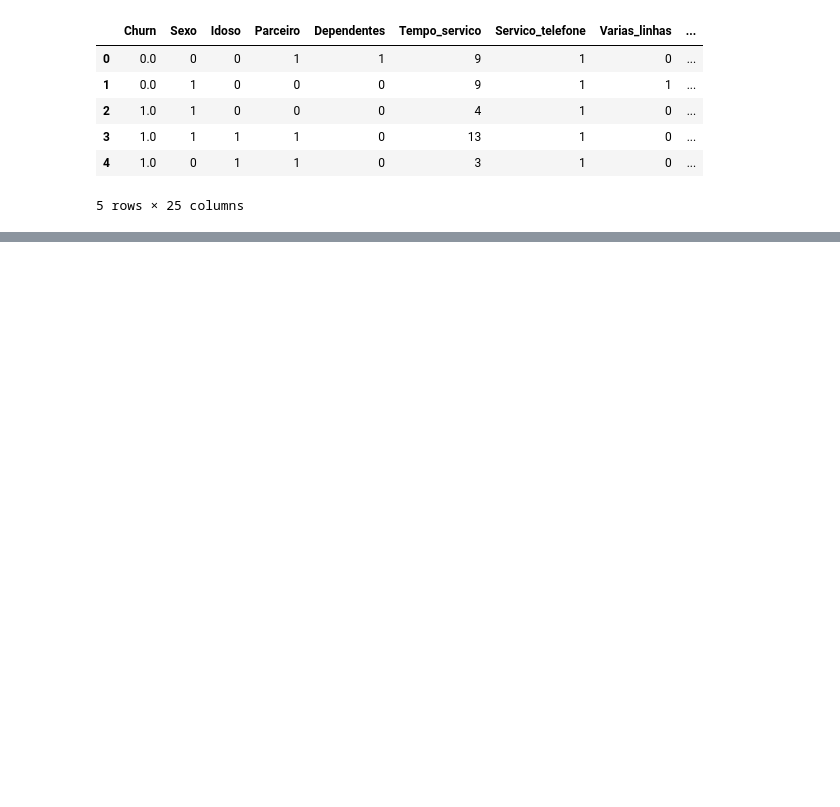
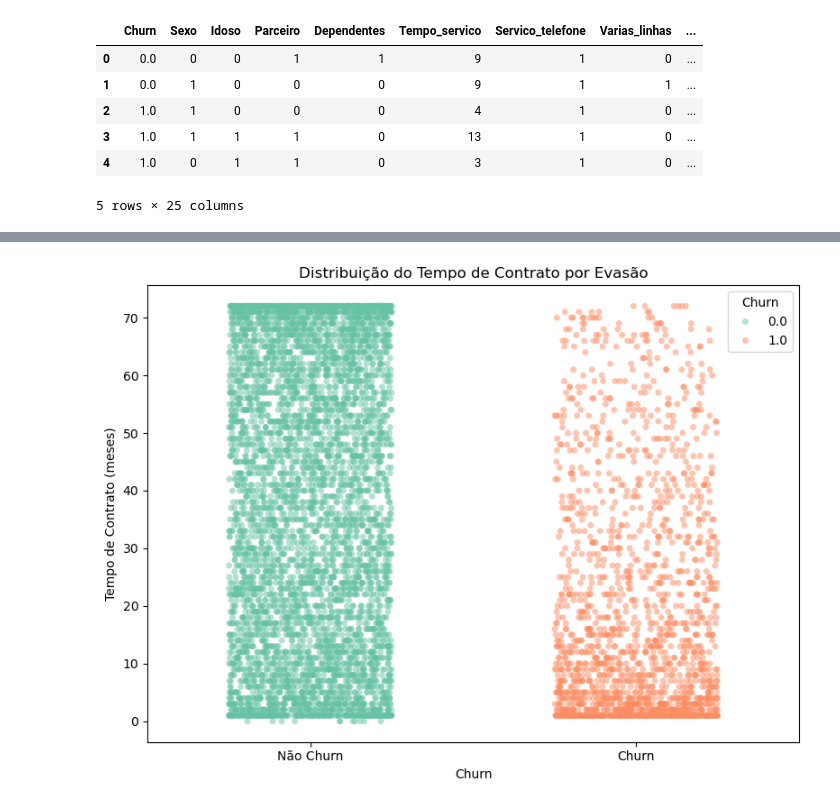
Before and after one commit to TheD4rkNss/Challenge-Telecom-X-parte-2, a Jupyter notebook: Telecom_X_BR.ipynb, the cells around one changed output, grey strips where cells are left out. Cells and saved outputs as stored; diff of their text form; code cells hidden in the pictures; blank space fills up the shorter version.

```diff
--- a/Telecom_X_BR.ipynb
+++ b/Telecom_X_BR.ipynb
@@ -189,0 +269,12 @@ memory usage: 1.0 MB
+# %%
+# Scatter plot para visualizar a distribuição
+plt.figure(figsize=(8, 6))
+sns.stripplot(x='Churn', y='Tempo_servico', data=df, jitter=0.25, alpha=0.5, palette='Set2', hue= 'Churn')
+plt.title('Distribuição do Tempo de Contrato por Evasão')
+plt.xlabel('Churn')
+plt.ylabel('Tempo de Contrato (meses)')
+plt.xticks([0, 1], ['Não Churn', 'Churn'])
+plt.tight_layout()
+plt.show()
+# %% [output]
+[figure, added]
```
Also changed, not shown: parts of 19 cells of this notebook.
